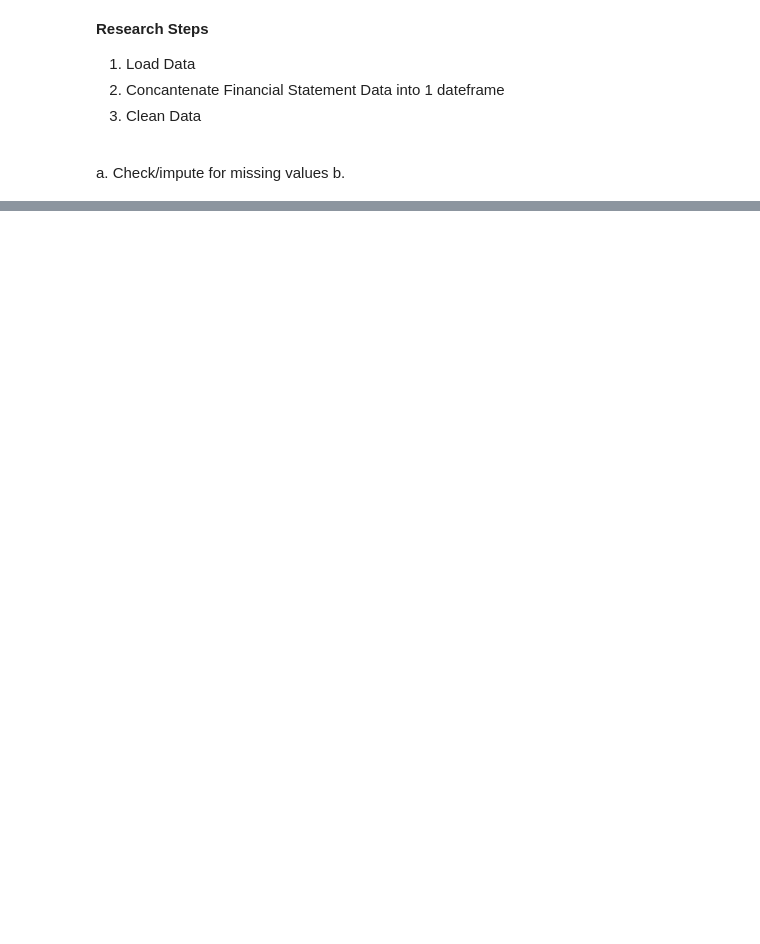
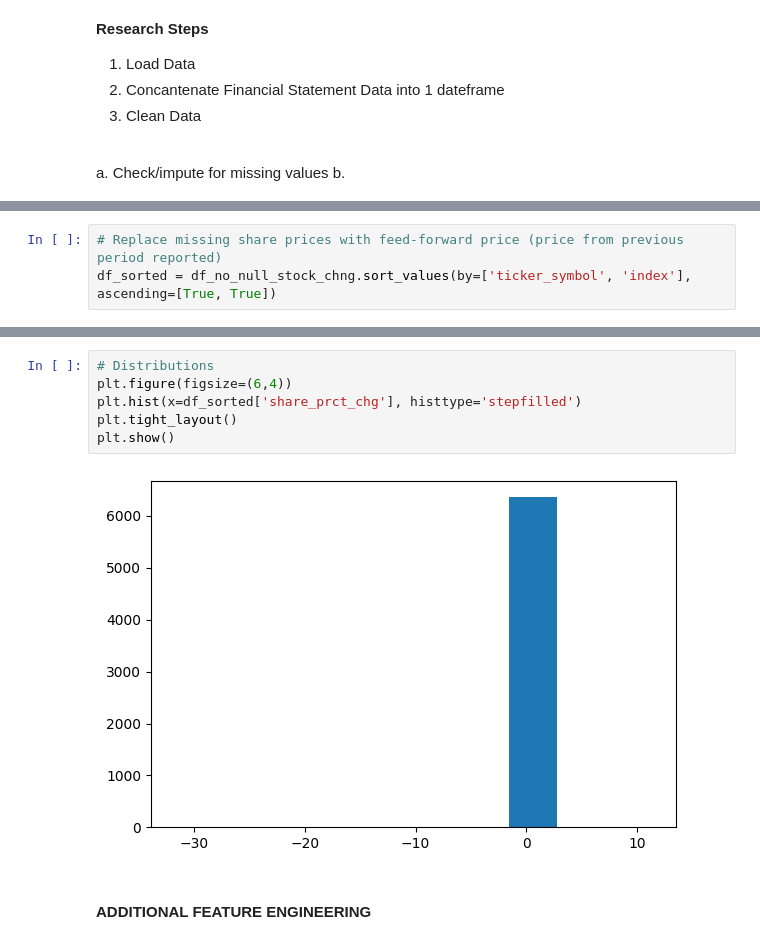
Before and after one commit to jasonericr/dissertation, a Jupyter notebook: dissertation.ipynb, the cells around one changed output, grey strips where cells are left out. Saved outputs shown, nothing was run; the diff lists cells and outputs as text; blank space fills up the shorter version.

```diff
--- a/dissertation.ipynb
+++ b/dissertation.ipynb
@@ -324,0 +388,3 @@ dtype: float64
+# %%
+# Replace missing share prices with feed-forward price (price from previous period reported)
+df_sorted = df_no_null_stock_chng.sort_values(by=['ticker_symbol', 'index'], ascending=[True, True])
@@ -324,0 +407,10 @@ dtype: float64
+# %%
+# Distributions
+plt.figure(figsize=(6,4))
+plt.hist(x=df_sorted['share_prct_chg'], histtype='stepfilled')
+plt.tight_layout()
+plt.show()
+# %% [output]
+[figure, added]
+# %% [markdown]
+#### ADDITIONAL FEATURE ENGINEERING
```
Also changed, not shown: parts of 122 cells of this notebook.
